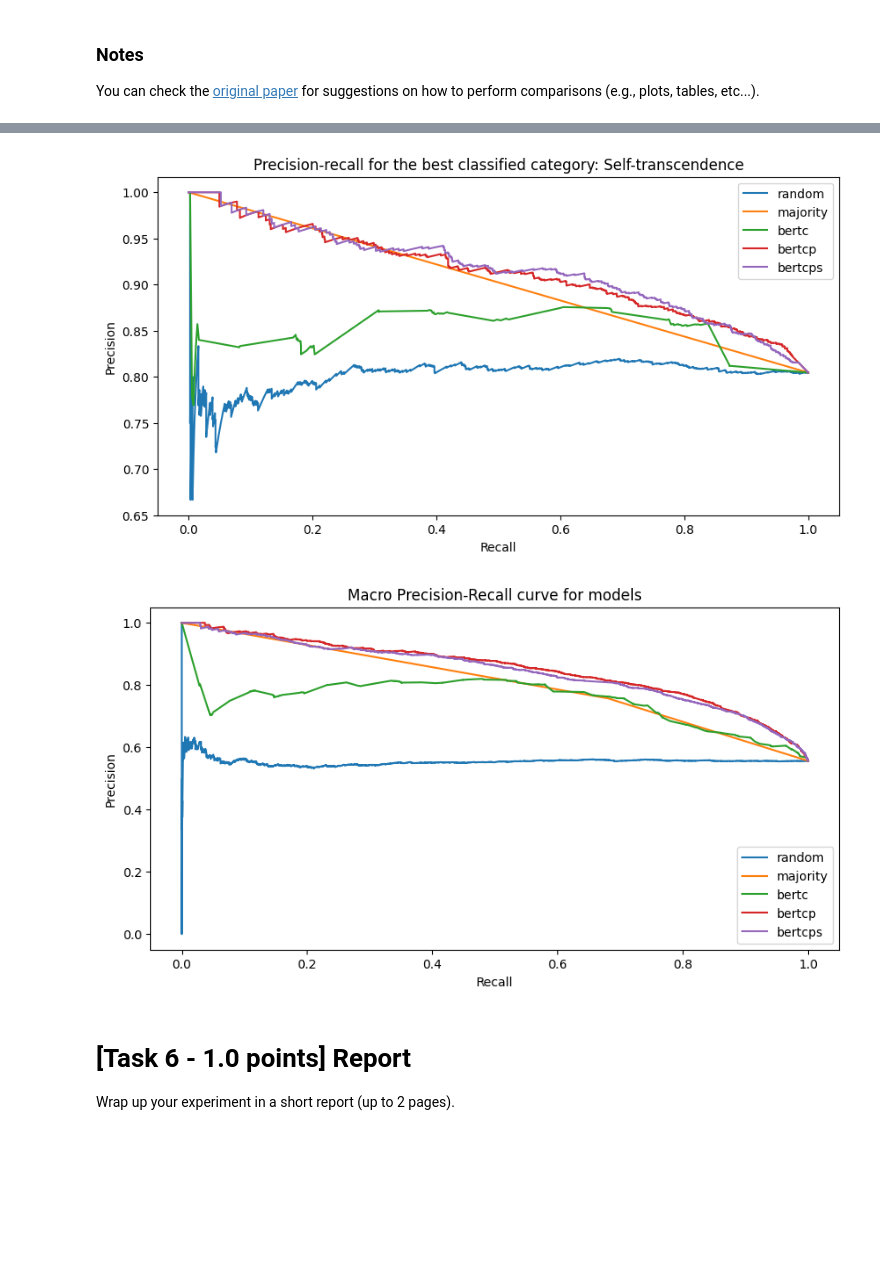
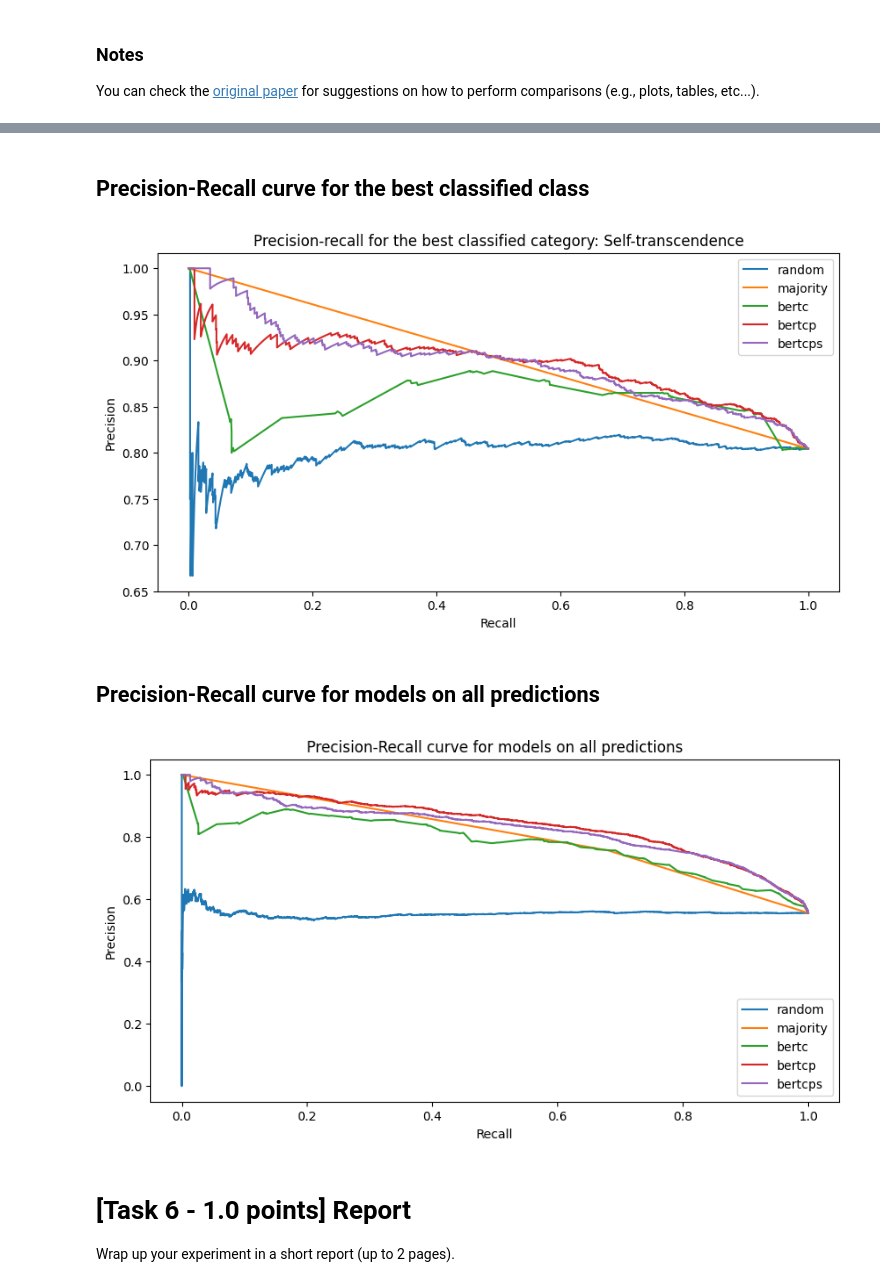
Before and after one commit to AndreaZecca/NLP-assignments, a Jupyter notebook: Assignment-2/Assignment2.ipynb, the cells around one changed output, grey strips where cells are left out. Drawn from its saved outputs; the diff is of its cells as text; code cells hidden in the pictures; blank space fills up the shorter version.

Commit message:
Fixed plot. Implemented confusion matrices. Class unbalanced on test set. TODO: reweighting

```diff
--- a/Assignment-2/Assignment2.ipynb
+++ b/Assignment-2/Assignment2.ipynb
@@ -746,7 +765,7 @@ results = {
     'bertcps' : []
 }
 
-EPOCHS = 10
+EPOCHS = 1#0
 INITIAL_LR = 0.01
 WEIGHT_DECAY = 0.01
 LR_DECAY_FACTOR = 0.1
@@ -909,0 +986,25 @@ Self-transcendence      0.82  0.964  0.886
+# %%
+from sklearn.metrics import confusion_matrix, ConfusionMatrixDisplay
+
+f, axes = plt.subplots(len(TOUCHE_VALUES), len(results), figsize=(25, 15))
+axes = axes.ravel()
+# plot a confusion matrix for each best model for each value
+
+for i, value_name in enumerate(TOUCHE_VALUES):
+    print()
+    for j, model_name in enumerate(list(results.keys())):
+        model_results_all = results[model_name]
+        model_results_best = model_results_all[np.argmax([x['macro_f1'] for x in model_results_all])]
+        # print(f'Val: {value_name} - Model: {model_name} - F1s: {model_results_best["f1s"][i]} - argmax {np.argmax([x["macro_f1"] for x in model_results_all])}')
+        cm = confusion_matrix(model_results_best['all_labels'][:, i], model_results_best['all_outputs'][:, i] >= 0.5)
+        disp = ConfusionMatrixDisplay(confusion_matrix=cm, display_labels=['0', '1'])
+        ax_idx = i * len(results) + j
+        disp.plot(ax=axes[ax_idx], values_format='d')
+        if ax_idx < len(results):
+            disp.ax_.set_title(f'{model_name.upper()}')
+        if ax_idx % len(results) == 0:
+            disp.ax_.set_ylabel(f"{value_name.upper()}\nTrue label")
+        disp.im_.colorbar.remove()
+plt.subplots_adjust(wspace=0.10, hspace=0.1)
+f.colorbar(disp.im_, ax=axes)
+plt.show()
@@ -937,3 +1056,5 @@ plt.show()
+# %% [markdown]
+## Precision-Recall curve for the best classified class
 # %%
 # computing precision-recall curve for each model on category with the highest f1-score
 coutner_best = [0] * len(TOUCHE_VALUES)
@@ -960,22 +1081,24 @@ plt.title(f'Precision-recall for the best classified category: {most_classified_
 plt.legend(list(results.keys()))
 plt.show()
 # %% [output]
-[figure, old version]
+[figure, new version]
+# %% [markdown]
+## Precision-Recall curve for models on all predictions
 # %%
 # computing precision-recall curve for each model on the macro f1 score
 plt.figure(figsize=(10,5))
 for model_name in list(results.keys()):
     model_results_all = results[model_name]
     model_results_best = model_results_all[np.argmax([x['macro_f1'] for x in model_results_all])]
     precision, recall, _ = precision_recall_curve(model_results_best['all_labels'].flatten(), model_results_best['all_outputs'].flatten())
     plt.plot(recall, precision)
 plt.xlabel('Recall')
 plt.ylabel('Precision')
-plt.title(f'Macro Precision-Recall curve for models')
+plt.title(f'Precision-Recall curve for models on all predictions')
 plt.legend(results.keys(), loc='lower right')
 plt.show()
 # %% [output]
-[figure, old version]
+[figure, new version]
 # %% [markdown]
 # [Task 6 - 1.0 points] Report
 
```
Also changed, not shown: parts of 16 cells of this notebook.
